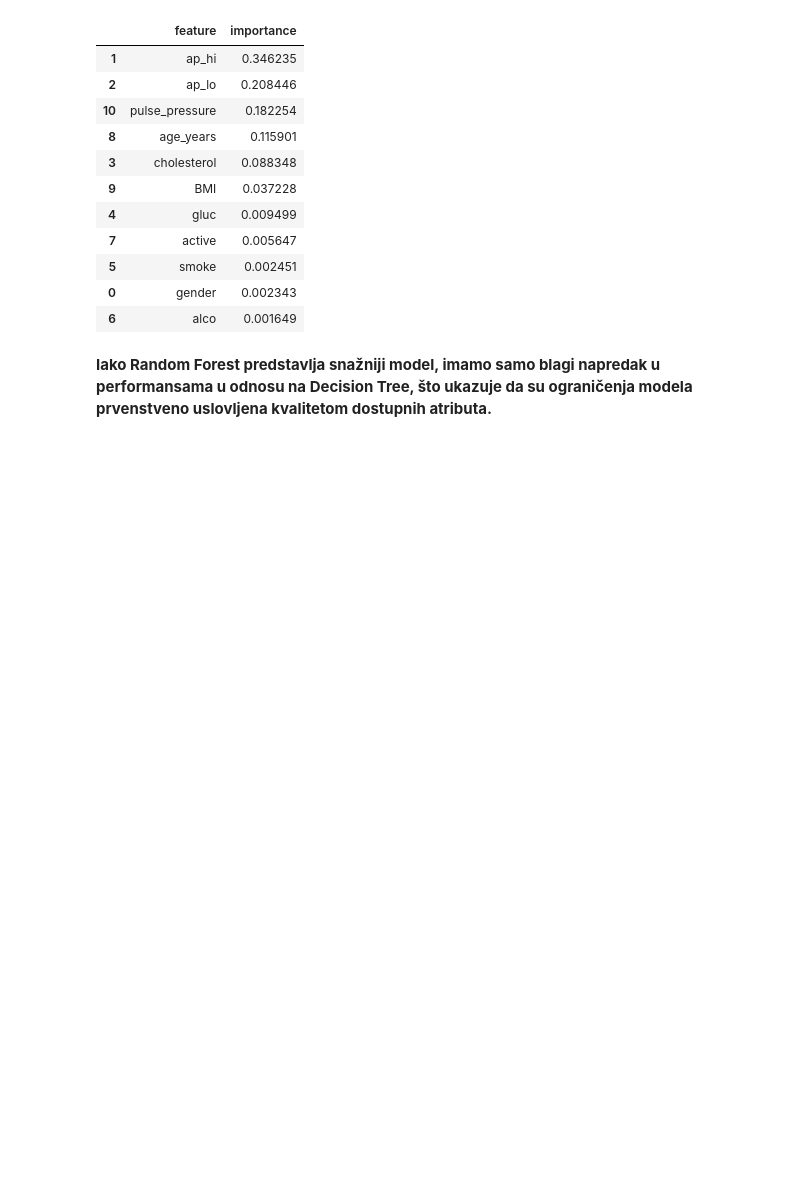
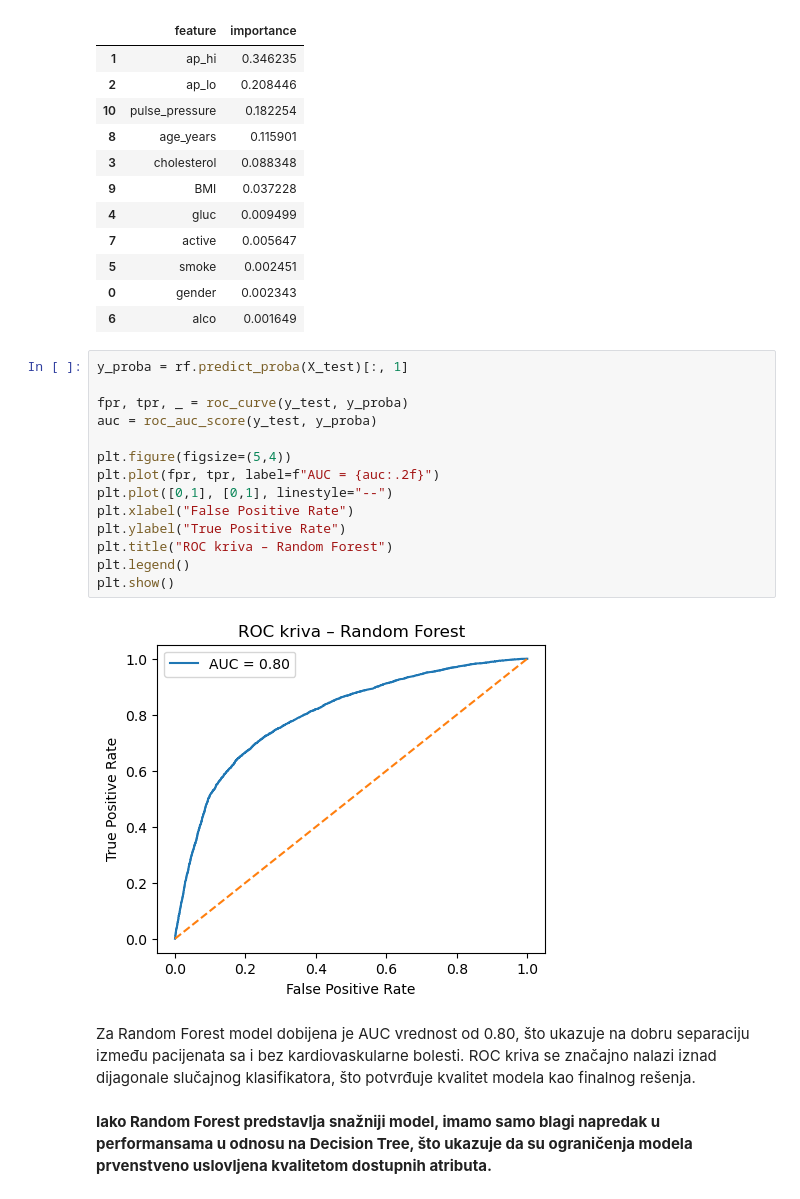
Before and after one commit to natalija529/cardiovascular, a Jupyter notebook: cardiovascular-disease.ipynb, the cells around one changed output. Drawn from its saved outputs; the diff is of its cells as text; blank space fills up the shorter version.

```diff
--- a/cardiovascular-disease.ipynb
+++ b/cardiovascular-disease.ipynb
@@ -661,5 +661,26 @@ feature_importance_rf
 | 5 | smoke | 0.002451 |
 | 0 | gender | 0.002343 |
 | 6 | alco | 0.001649 |
+# %%
+y_proba = rf.predict_proba(X_test)[:, 1]
+
+fpr, tpr, _ = roc_curve(y_test, y_proba)
+auc = roc_auc_score(y_test, y_proba)
+
+plt.figure(figsize=(5,4))
+plt.plot(fpr, tpr, label=f"AUC = {auc:.2f}")
+plt.plot([0,1], [0,1], linestyle="--")
+plt.xlabel("False Positive Rate")
+plt.ylabel("True Positive Rate")
+plt.title("ROC kriva – Random Forest")
+plt.legend()
+plt.show()
+# %% [output]
+[figure, added]
+# %% [markdown]
+Za Random Forest model dobijena je AUC vrednost od 0.80, što ukazuje na
+dobru separaciju između pacijenata sa i bez kardiovaskularne bolesti.
+ROC kriva se značajno nalazi iznad dijagonale slučajnog klasifikatora,
+što potvrđuje kvalitet modela kao finalnog rešenja.
 # %% [markdown]
 **Iako Random Forest predstavlja snažniji model, imamo samo blagi napredak u performansama u odnosu na Decision Tree, što ukazuje da su ograničenja modela prvenstveno uslovljena kvalitetom dostupnih atributa.**
```
Also changed, not shown: parts of 20 cells of this notebook.
